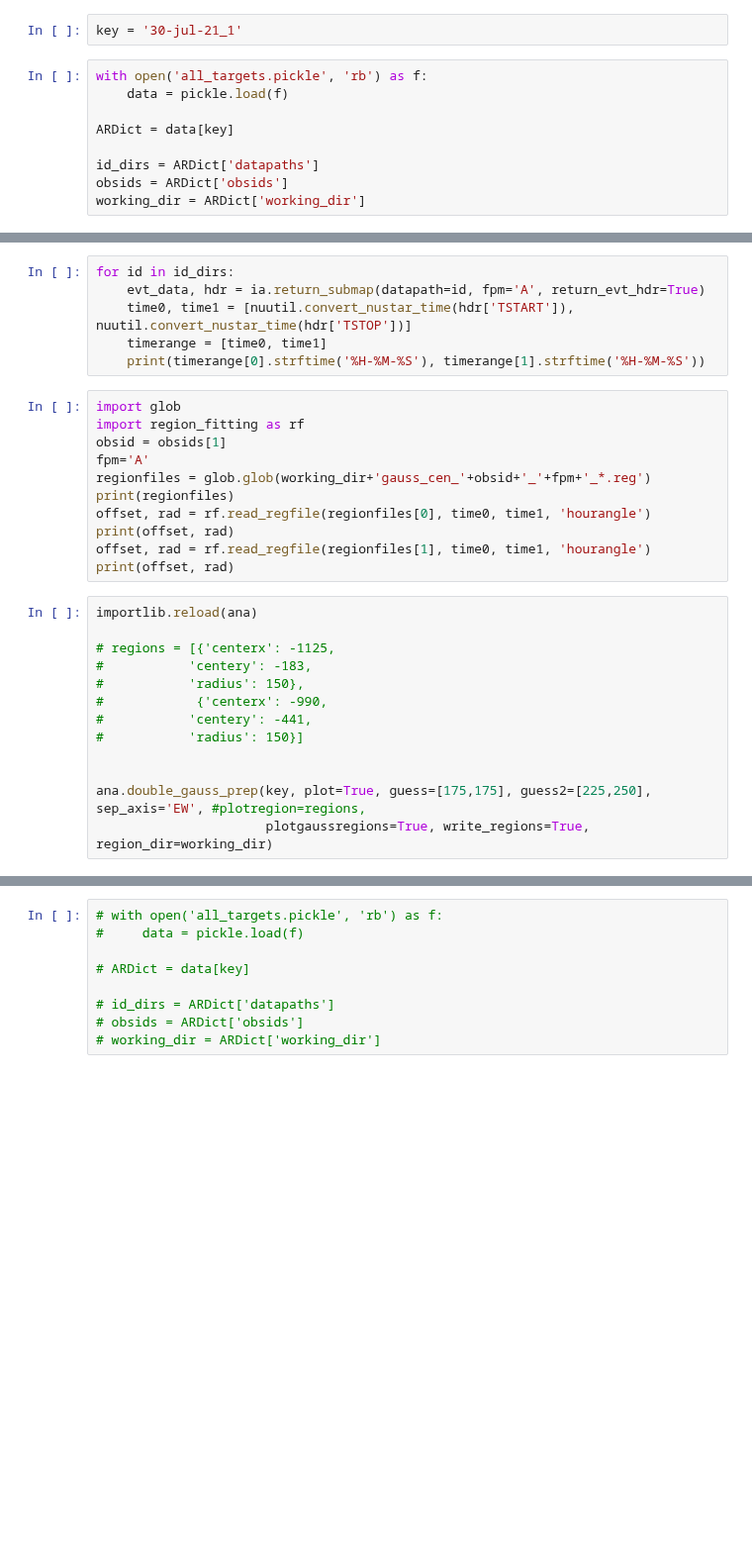
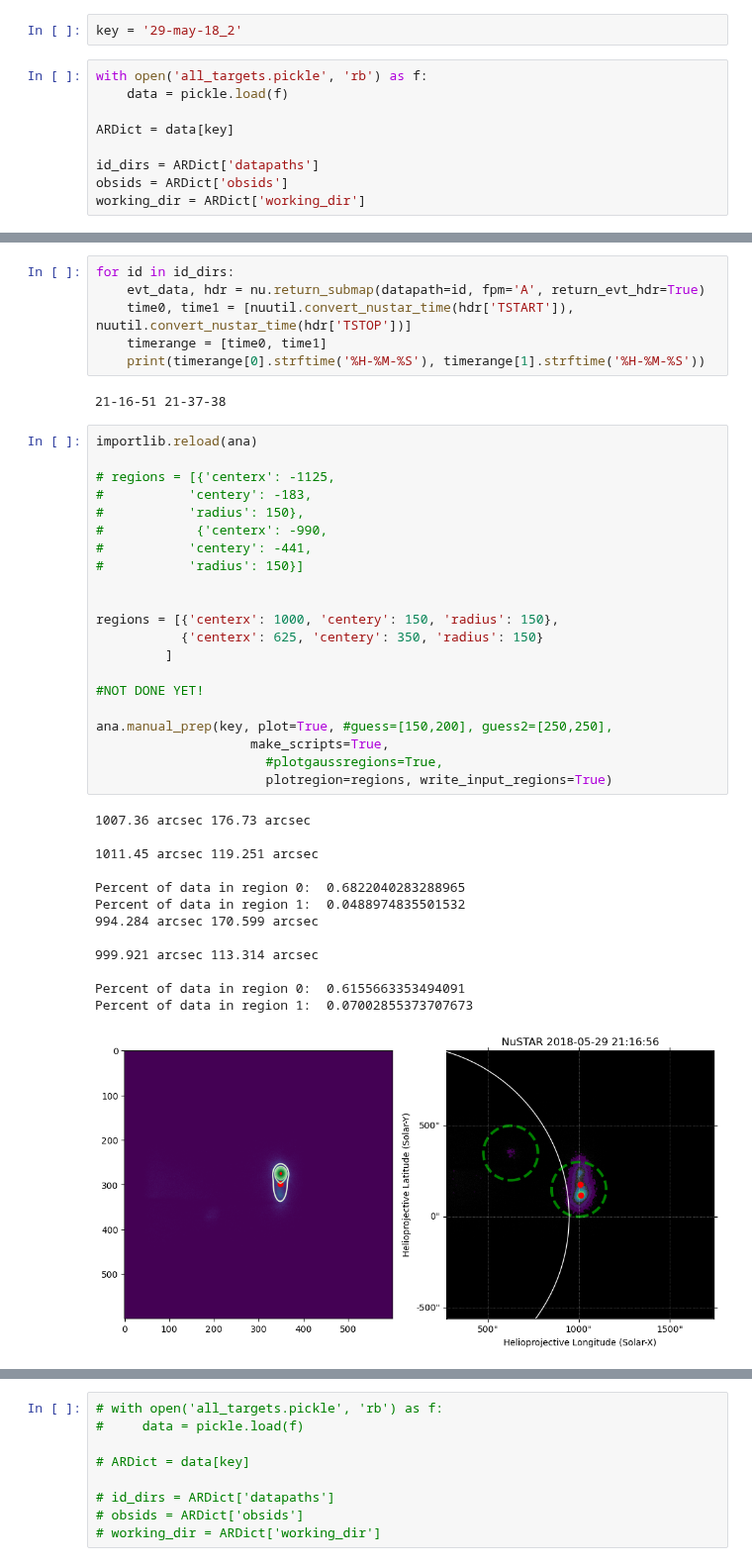
Before and after one commit to jessiemcd/do-dem, a Jupyter notebook: prep_for_weirdos.ipynb, the cells around one changed output, grey strips where cells are left out. Shown at 99% size. Drawn from its saved outputs; the diff is of its cells as text; blank space fills up the shorter version.

```diff
--- a/prep_for_weirdos.ipynb
+++ b/prep_for_weirdos.ipynb
@@ -47,7 +45,7 @@ import pickle
 import pathlib
 import importlib
 # %%
-key = '30-jul-21_1'
+key = '29-may-18_2'
 # %%
 with open('all_targets.pickle', 'rb') as f:
     data = pickle.load(f)
@@ -62,30 +72,43 @@ ARDict
 # %%
 for id in id_dirs:
-    evt_data, hdr = ia.return_submap(datapath=id, fpm='A', return_evt_hdr=True)
+    evt_data, hdr = nu.return_submap(datapath=id, fpm='A', return_evt_hdr=True)
     time0, time1 = [nuutil.convert_nustar_time(hdr['TSTART']), nuutil.convert_nustar_time(hdr['TSTOP'])]
     timerange = [time0, time1]
     print(timerange[0].strftime('%H-%M-%S'), timerange[1].strftime('%H-%M-%S'))
+# %% [output]
+21-16-51 21-37-38
-# %%
-import glob
-import region_fitting as rf
-obsid = obsids[1]
-fpm='A'
-regionfiles = glob.glob(working_dir+'gauss_cen_'+obsid+'_'+fpm+'_*.reg')
-print(regionfiles)
-offset, rad = rf.read_regfile(regionfiles[0], time0, time1, 'hourangle')
-print(offset, rad)
-offset, rad = rf.read_regfile(regionfiles[1], time0, time1, 'hourangle')
-print(offset, rad)
 # %%
 importlib.reload(ana)
 
 # regions = [{'centerx': -1125,
 #           'centery': -183,
 #           'radius': 150},
 #            {'centerx': -990,
 #           'centery': -441,
 #           'radius': 150}]
 
 
-ana.double_gauss_prep(key, plot=True, guess=[175,175], guess2=[225,250], sep_axis='EW', #plotregion=regions,
-                      plotgaussregions=True, write_regions=True, region_dir=working_dir)
+regions = [{'centerx': 1000, 'centery': 150, 'radius': 150},
+           {'centerx': 625, 'centery': 350, 'radius': 150}
+         ]
+
+#NOT DONE YET!
+
+ana.manual_prep(key, plot=True, #guess=[150,200], guess2=[250,250],
+                    make_scripts=True,
+                      #plotgaussregions=True,
+                      plotregion=regions, write_input_regions=True)
+# %% [output]
+1007.36 arcsec 176.73 arcsec
+
+1011.45 arcsec 119.251 arcsec
+
+Percent of data in region 0:  0.6822040283288965
+Percent of data in region 1:  0.0488974835501532
+994.284 arcsec 170.599 arcsec
+
+999.921 arcsec 113.314 arcsec
+
+Percent of data in region 0:  0.6155663353494091
+Percent of data in region 1:  0.07002855373707673
+[figure, added]
```
Also changed, not shown: parts of 6 cells of this notebook.
